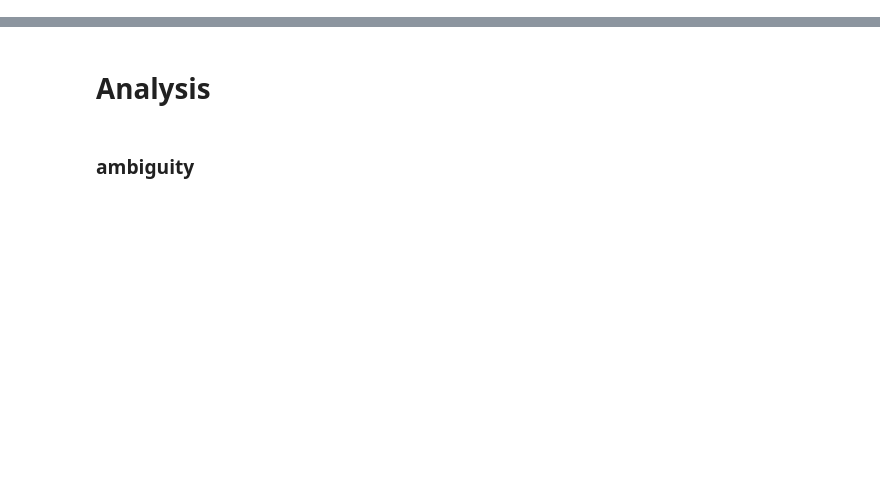
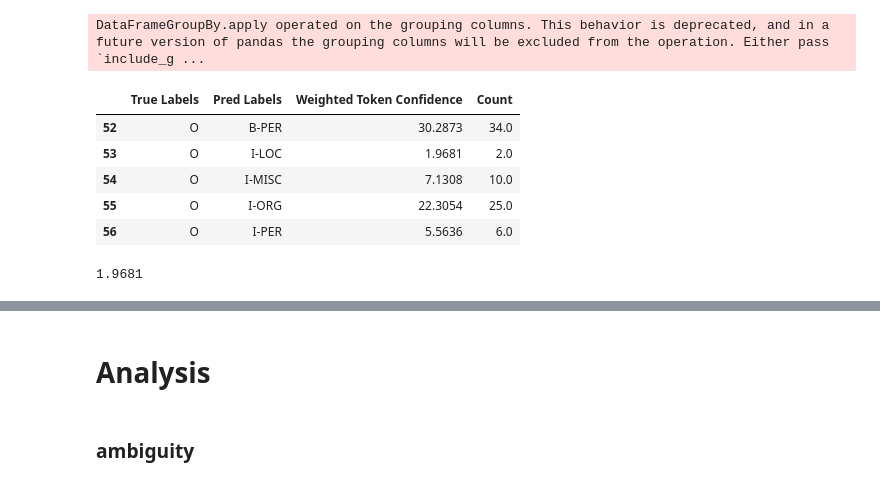
Before and after one commit to ay94/deformar-dashboard, a Jupyter notebook: notebooks/analysis/joint_analysis-ANERCorp.ipynb, the cells around one changed output, grey strips where cells are left out. Drawn from its saved outputs; the diff is of its cells as text; code cells hidden in the pictures; blank space fills up the shorter version.

```diff
--- a/notebooks/analysis/joint_analysis-ANERCorp.ipynb
+++ b/notebooks/analysis/joint_analysis-ANERCorp.ipynb
@@ -797,0 +594,31 @@ en = dash_data['conll2003_bert'].analysis_data
+# %%
+# Filter the dataframe
+ar_e = ar[ar['Agreements'] == False].copy()
+ar_e['Count'] = ar_e.groupby(['True Labels', 'Pred Labels'])['Token Confidence'].transform('count')
+# Group by 'True Labels' and 'Pred Labels' and calculate weighted average
+weighted_ar_e = ar_e.groupby(['True Labels', 'Pred Labels']).apply(
+    lambda x: pd.Series({
+        'Weighted Token Confidence': (x['Token Confidence'] * x['Token Confidence'].count()).sum() / x['Token Confidence'].count(),
+        'Count': x['Token Confidence'].count()  # Add count for reference
+    })
+).reset_index()
+
+heatmap_data = weighted_ar_e.pivot_table(
+            index=['True Labels'],
+            columns='Pred Labels',
+            values='Weighted Token Confidence',
+            fill_value=0
+        )
+weighted_ar_e.tail()
+# %% [output]
+DataFrameGroupBy.apply operated on the grouping columns. This behavior is deprecated, and in a future version of pandas the grouping columns will be excluded from the operation. Either pass `include_g ...
+|  | True Labels | Pred Labels | Weighted Token Confidence | Count |
+| 52 | O | B-PER | 30.2873 | 34.0 |
+| 53 | O | I-LOC | 1.9681 | 2.0 |
+| 54 | O | I-MISC | 7.1308 | 10.0 |
+| 55 | O | I-ORG | 22.3054 | 25.0 |
+| 56 | O | I-PER | 5.5636 | 6.0 |
+# %%
+((0.9789*2)+(0.9892*2))/2
+# %% [output]
+1.9681
```
Also changed, not shown: parts of 20 cells of this notebook, 7 other files.
